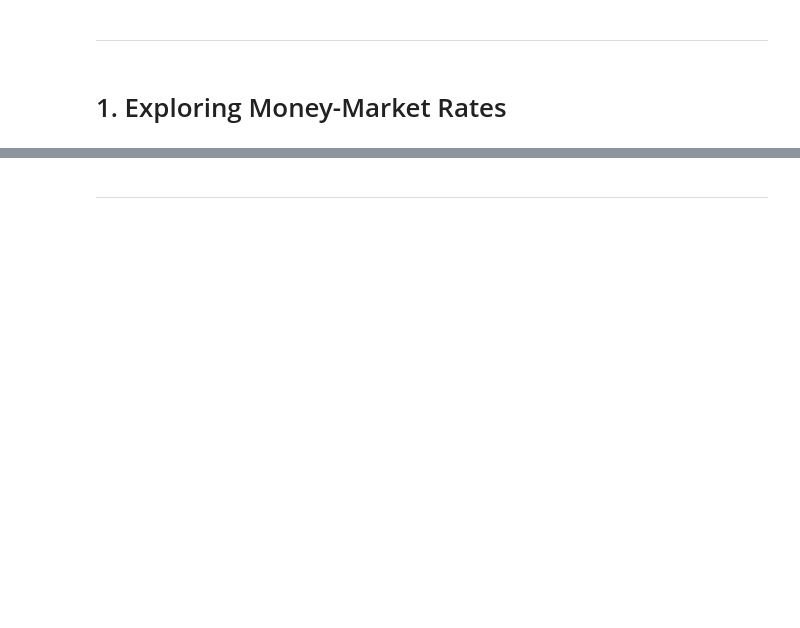
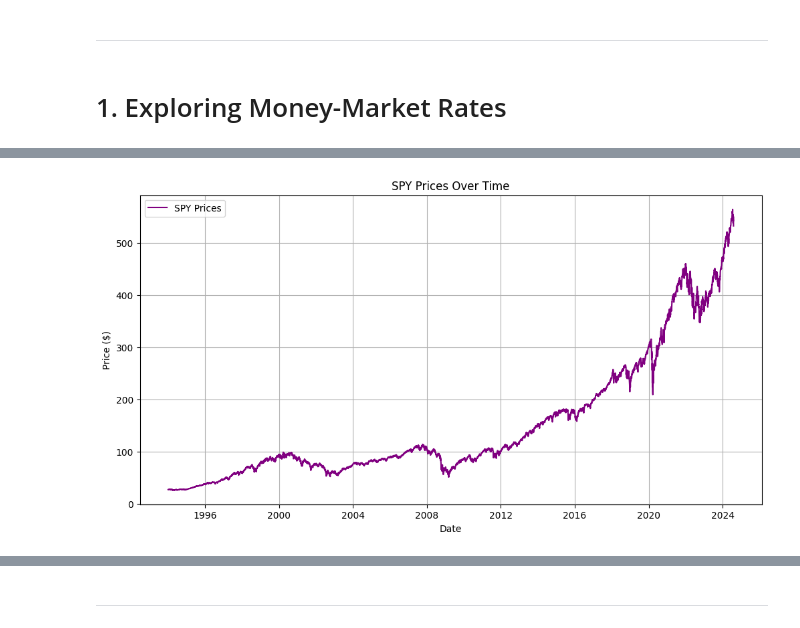
Before and after one commit to dakshox/drw-prework-2025, a Jupyter notebook: assignments/Assignment 3.1 - Money Market Rates.ipynb, the cells around one changed output, grey strips where cells are left out. Cells and saved outputs as stored; diff of their text form; code cells hidden in the pictures; blank space fills up the shorter version.

```diff
--- a/assignments/Assignment 3.1 - Money Market Rates.ipynb
+++ b/assignments/Assignment 3.1 - Money Market Rates.ipynb
@@ -49,0 +133,4 @@ Are SPY returns autocorrelated? And SPY prices?
+# %%
+returns = pd.read_excel('../data/spy_data.xlsx', sheet_name='total returns')
+prices = pd.read_excel('../data/spy_data.xlsx', sheet_name='prices')
+returns.head()
@@ -49,0 +153,11 @@ Are SPY returns autocorrelated? And SPY prices?
+# %%
+plt.figure(figsize=(12, 6))
+plt.plot(prices['date'], prices['SPY'], label='SPY Prices', color='purple')
+plt.title('SPY Prices Over Time')
+plt.xlabel('Date')
+plt.ylabel('Price ($)')
+plt.legend()
+plt.grid()
+plt.show()
+# %% [output]
+[figure, added]
```
Also changed, not shown: parts of 14 cells of this notebook.
